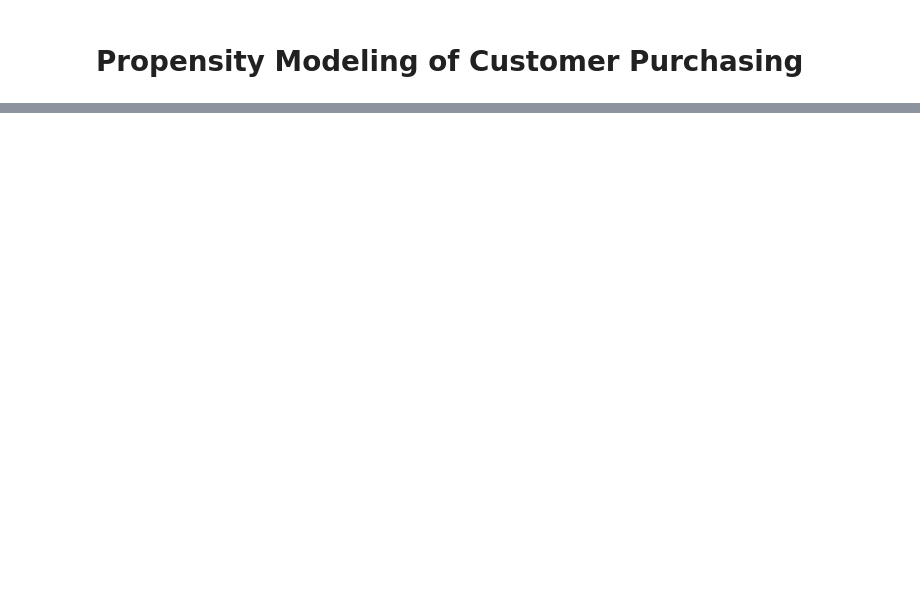
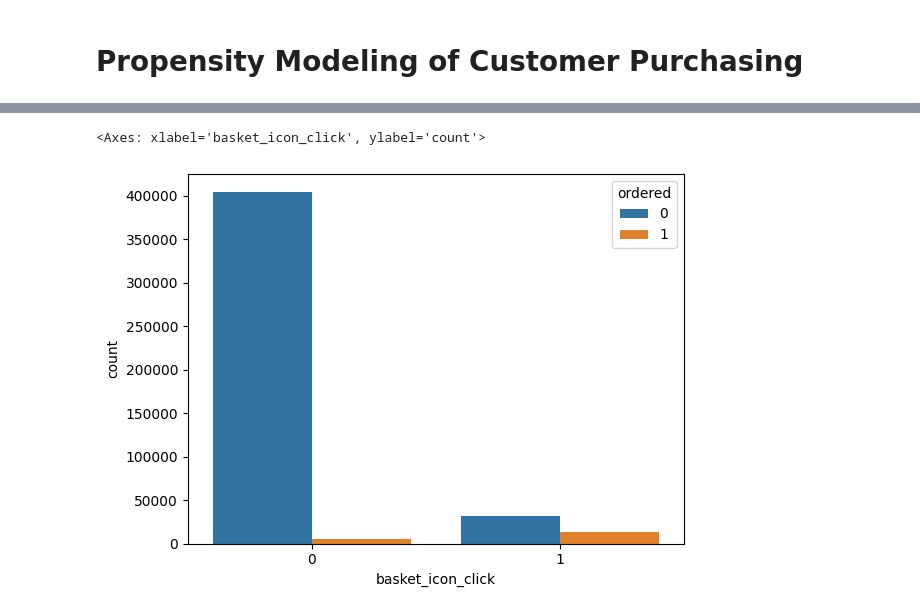
Before and after one commit to pjcroxas/Data-Analytics, a Jupyter notebook: Propensity_Modeling.ipynb, the cells around one changed output, grey strips where cells are left out. Cells and saved outputs as stored; diff of their text form; code cells hidden in the pictures; blank space fills up the shorter version.

```diff
--- a/Propensity_Modeling.ipynb
+++ b/Propensity_Modeling.ipynb
@@ -20,0 +56,5 @@ ui_df_train.sample(3)
+# %%
+sns.countplot(ui_df_train, x="basket_icon_click", hue="ordered")
+# %% [output]
+<Axes: xlabel='basket_icon_click', ylabel='count'>
+[figure, added]
```
Also changed, not shown: parts of 30 cells of this notebook.
